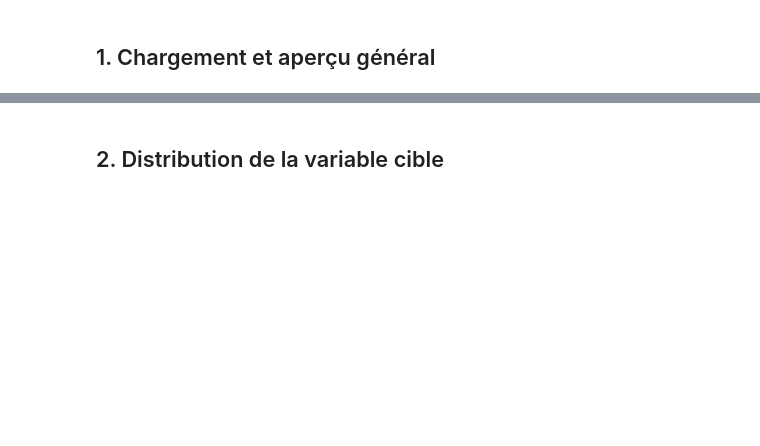
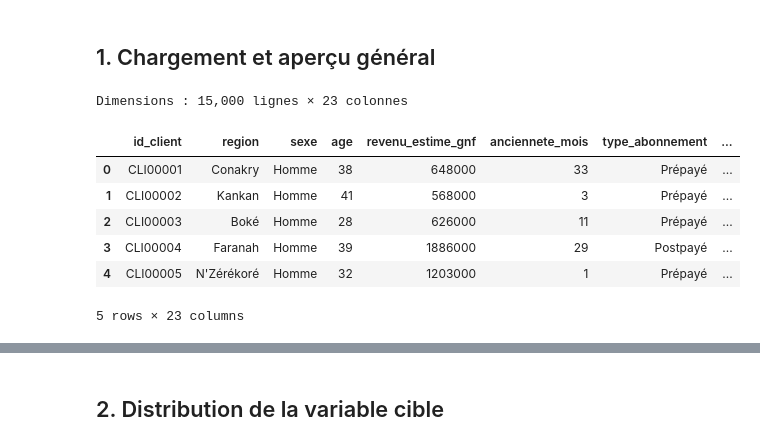
Before and after one commit to elbechir/P01-Prediction-du-churn-des-abonnes-d-un-operateur-mobile-guineen, a Jupyter notebook: notebooks/01_analyse_exploratoire.ipynb, the cells around one changed output, grey strips where cells are left out. Cells and saved outputs as stored; diff of their text form; code cells hidden in the pictures; blank space fills up the shorter version.

Commit message:
feat: mise a jour notebook EDA compatible Colab

```diff
--- a/notebooks/01_analyse_exploratoire.ipynb
+++ b/notebooks/01_analyse_exploratoire.ipynb
@@ -26,2 +61,21 @@ print("Bibliothèques chargées")
 # %% [markdown]
 ## 1. Chargement et aperçu général
+# %%
+import pandas as pd
+
+# Charger le fichier depuis le chemin où il a été sauvegardé par la cellule de configuration.
+# La KeyError a été causée par la tentative d'accéder au dictionnaire 'uploaded'
+# avec un nom de fichier qui avait été modifié par Colab lors de l'upload.
+# Puisque le fichier a déjà été sauvegardé dans 'data/raw/', nous le lisons directement depuis là.
+df = pd.read_csv('data/raw/guinee_telecom_churn_FR.csv')
+print(f"Dimensions : {df.shape[0]:,} lignes × {df.shape[1]} colonnes")
+df.head()
+# %% [output]
+Dimensions : 15,000 lignes × 23 colonnes
+|  | id_client | region | sexe | age | revenu_estime_gnf | anciennete_mois | type_abonnement | ... |
+| 0 | CLI00001 | Conakry | Homme | 38 | 648000 | 33 | Prépayé | ... |
+| 1 | CLI00002 | Kankan | Homme | 41 | 568000 | 3 | Prépayé | ... |
+| 2 | CLI00003 | Boké | Homme | 28 | 626000 | 11 | Prépayé | ... |
+| 3 | CLI00004 | Faranah | Homme | 39 | 1886000 | 29 | Postpayé | ... |
+| 4 | CLI00005 | N'Zérékoré | Homme | 32 | 1203000 | 1 | Prépayé | ... |
+5 rows × 23 columns
```
Also changed, not shown: parts of 12 cells of this notebook.
